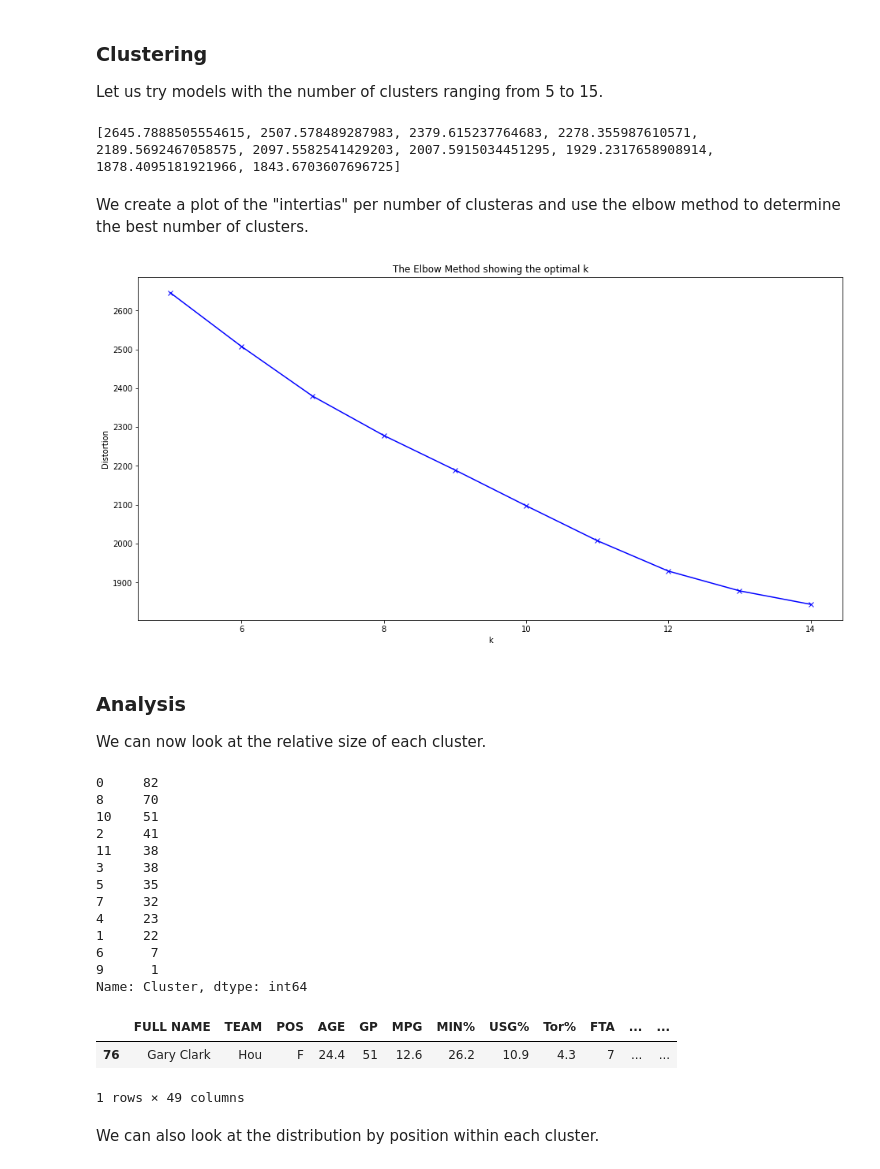
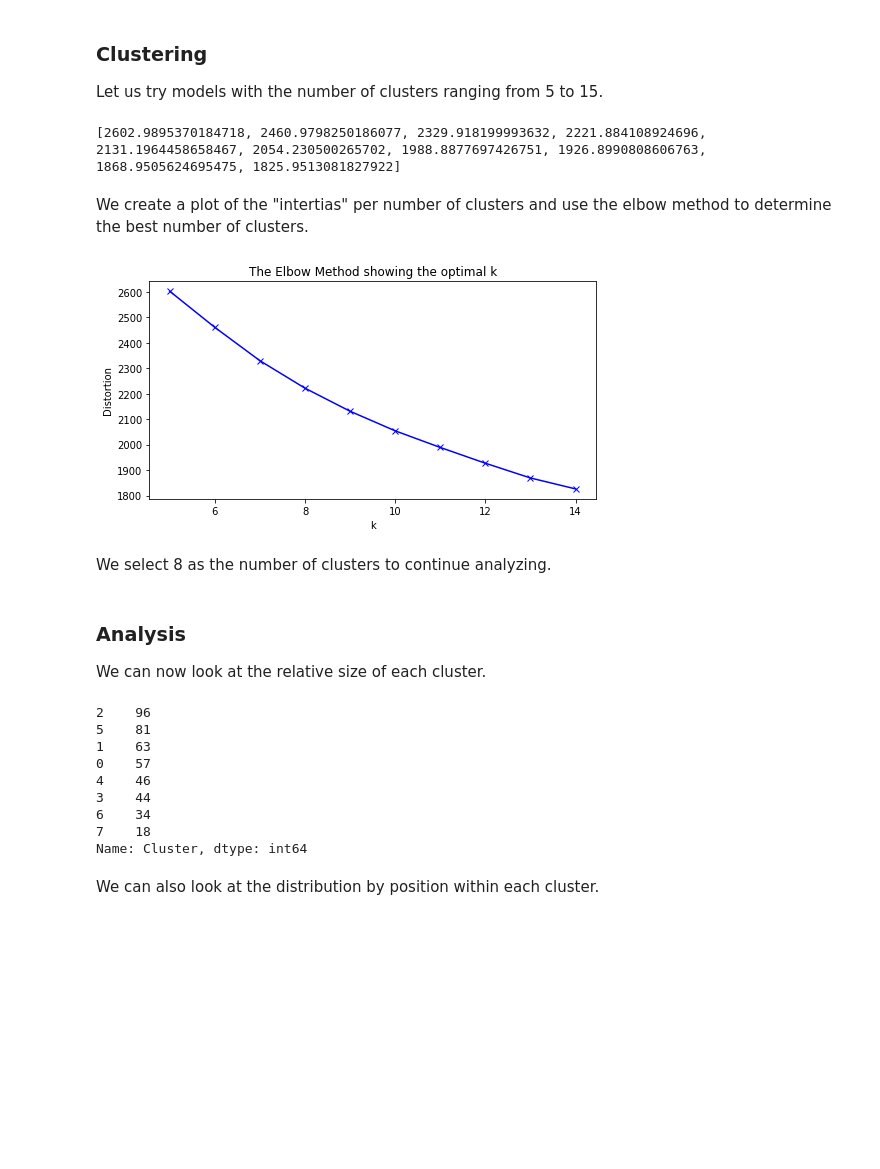
Before and after one commit to arifaulakh/FIBA_Player_Styles, a Jupyter notebook: Standardized_Clusters.ipynb, the cells around one changed output. Cells and saved outputs as stored; diff of their text form; code cells hidden in the pictures; blank space fills up the shorter version.

```diff
--- a/Standardized_Clusters.ipynb
+++ b/Standardized_Clusters.ipynb
@@ -22,5 +18,3 @@ Need to fix this column.
-# %%
-df['3P%'] = df['3P%'].apply(lambda x: x if x <= 1 else (x/100))
 # %% [markdown]
 ### Feature Engineering
 
@@ -36,0 +33,4 @@ print(list(df.columns))
+# %%
+print(df.shape[0])
+df = df[df['FULL NAME'] != 'Gary Clark']
+print(df.shape[0])
@@ -109,48 +112,40 @@ for i in range(5, 15):
     inertias.append(test_model.inertia_)
 print(inertias)
 # %% [output]
-[2645.7888505554615, 2507.578489287983, 2379.615237764683, 2278.355987610571, 2189.5692467058575, 2097.5582541429203, 2007.5915034451295, 1929.2317658908914, 1878.4095181921966, 1843.6703607696725]
+[2602.9895370184718, 2460.9798250186077, 2329.918199993632, 2221.884108924696, 2131.1964458658467, 2054.230500265702, 1988.8877697426751, 1926.8990808606763, 1868.9505624695475, 1825.9513081827922]
 # %% [markdown]
-We create a plot of the "intertias" per number of clusteras and use the elbow method to determine the best number of clusters.
+We create a plot of the "intertias" per number of clusters and use the elbow method to determine the best number of clusters.
 # %%
-plt.figure(figsize=(16,8))
+plt.figure(figsize=(8,4))
 plt.plot(range(5,15), inertias, 'bx-')
 plt.xlabel('k')
 plt.ylabel('Distortion')
 plt.title('The Elbow Method showing the optimal k')
 plt.show()
 # %% [output]
-[figure, old version]
+[figure, new version]
+# %% [markdown]
+We select 8 as the number of clusters to continue analyzing.
 # %% [markdown]
 ### Analysis
 
 We can now look at the relative size of each cluster.
 # %%
-num_clusters = 12
+num_clusters = 8
 test_model = KMeans(n_clusters = num_clusters, random_state = 1)
 test_model.fit(num_data)
 df['Cluster'] = test_model.labels_
 df['Cluster'].value_counts()
 # %% [output]
-0     82
-8     70
-10    51
-2     41
-11    38
-3     38
-5     35
-7     32
-4     23
-1     22
-6      7
-9      1
+2    96
+5    81
+1    63
+0    57
+4    46
+3    44
+6    34
+7    18
 Name: Cluster, dtype: int64
-# %%
-df[df['Cluster'] == 9] # Gary Clark: outlier in 3/2FGA
-# %% [output]
-|  | FULL NAME | TEAM | POS | AGE | GP | MPG | MIN% | USG% | Tor% | FTA | ... | ... |
-| 76 | Gary Clark | Hou | F | 24.4 | 51 | 12.6 | 26.2 | 10.9 | 4.3 | 7 | ... | ... |
-1 rows × 49 columns
 # %% [markdown]
 We can also look at the distribution by position within each cluster.
 # %%
```
Also changed, not shown: parts of 13 cells of this notebook, 2 other files.
